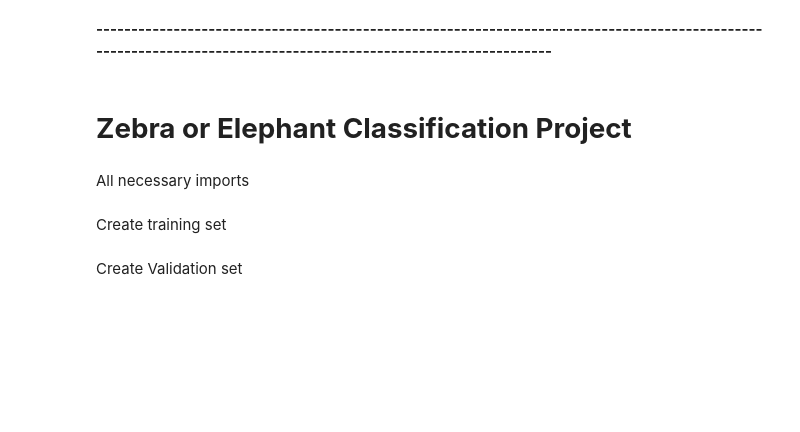
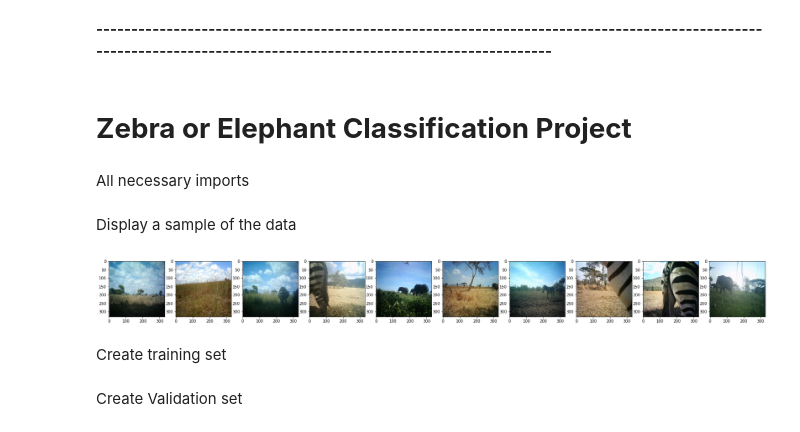
Before and after one commit to Saurabh-Roy/Project2, a Jupyter notebook: AnimalClassification.ipynb, the cells around one changed output. Drawn from its saved outputs; the diff is of its cells as text; code cells hidden in the pictures; blank space fills up the shorter version.

Commit message:
displayed some images

```diff
--- a/AnimalClassification.ipynb
+++ b/AnimalClassification.ipynb
@@ -75,6 +77,24 @@ from keras.models import Sequential
 from keras.layers import Dense, Conv2D, Flatten, MaxPool2D
 
 from sklearn.preprocessing import Normalizer
+# %% [markdown]
+Display a sample of the data
+# %%
+fig, ax = plt.subplots(1,10, figsize = (30,50))
+
+directory = r'data/Valid'
+np.random.seed(2022)
+elephant_or_zebra = ['elephant_valid','zebra_valid']
+
+for i in range(10):
+    rand_animal =np.random.randint(2)
+    folder = os.path.join(directory,elephant_or_zebra[rand_animal])
+    rand_image = np.random.randint(1000)
+    ax[i].imshow(io.imread(os.path.join(folder,os.listdir(folder)[rand_image])))
+
+plt.show()
+# %% [output]
+[figure, added]
 # %% [markdown]
 Create training set
 # %%
```
Also changed, not shown: parts of 3 cells of this notebook.
